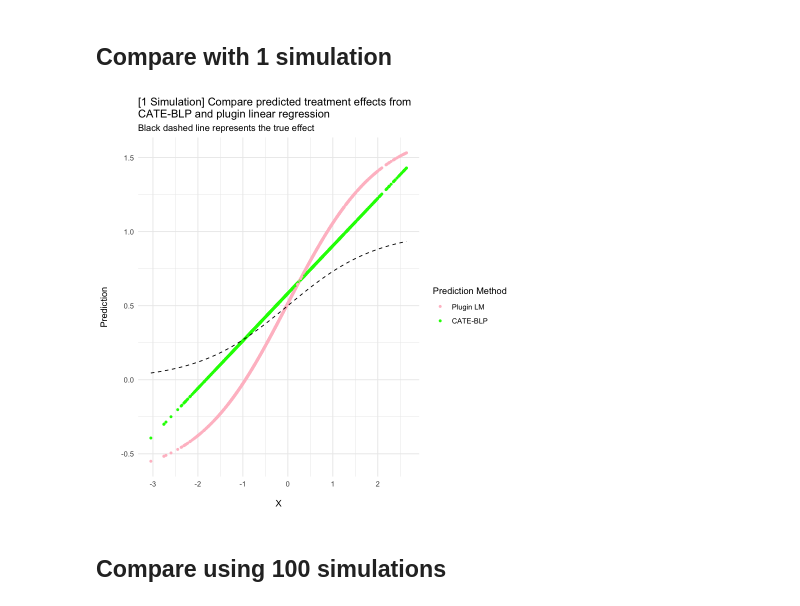
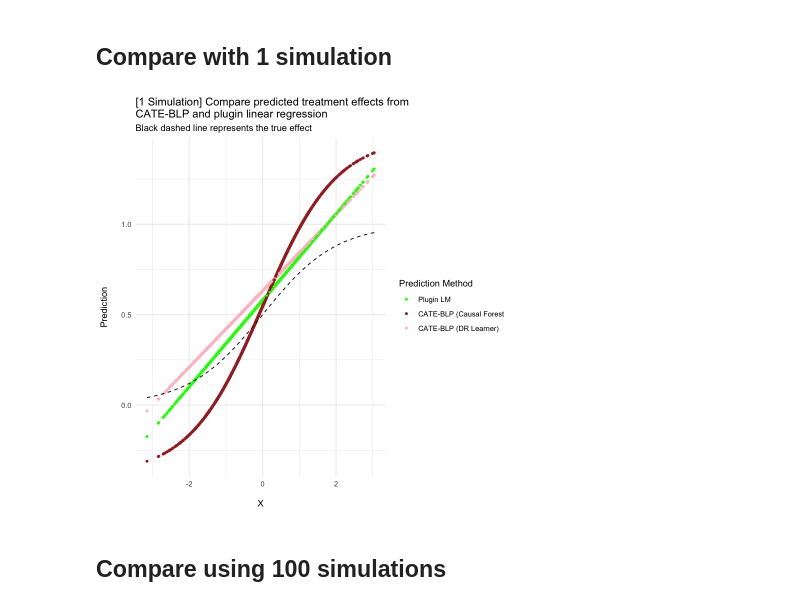
Before and after one commit to christophergandrud/blpopt, a Jupyter notebook: notebooks/compare-cate-blp-with-naive-lm.ipynb, the cells around one changed output. Cells and saved outputs as stored; diff of their text form; code cells hidden in the pictures.

Commit message:
start adding DR learner

```diff
--- a/notebooks/compare-cate-blp-with-naive-lm.ipynb
+++ b/notebooks/compare-cate-blp-with-naive-lm.ipynb
@@ -37,28 +39,35 @@ lm_pred <- data.frame(lm_predicted =
                                (lm_fitted$coefficients["W:TAU"] * TAU)) -
                           lm_fitted$coefficients["TAU"] * TAU)
 # %%
-# CATE-BLP
+# CATE-BLP with Causal Forest
 cf <- causal_forest(X, Y, W)
-blp <- cate_blp(cf, X[, 3])
+blp_cf <- cate_blp(cf, X[, 3])
 
-blp_pred <- predict(blp)
+blp_cf_pred <- predict(blp_cf)
+# %%
+# CATE-BLP with DR Learner (Kennedy 2022)
+drl <- dr_learner(X, Y, W)
+blp_drl <- cate_blp(drl, X[, 3])
+
+blp_drl_pred <- tibble(blp_drl = predict(blp_drl)$predicted)
+# %%
+# Combine into one data frame
+comb_df <- cbind(blp_cf_pred, blp_drl_pred, lm_pred) %>%
+    pivot_longer(cols = 2:4, names_to = "type",
+    values_to = "prediction")
+comb_df$type <- factor(comb_df$type, labels = c("CATE-BLP (DR Learner)", "Plugin LM", "CATE-BLP (Causal Forest"))
+levels(comb_df$type) <- c("Plugin LM", "CATE-BLP (Causal Forest)", "CATE-BLP (DR Learner)")
 # %%
-# Combine into one data frame
-comb_df <- cbind(blp_pred, lm_pred) %>%
-    pivot_longer(cols = 2:3, names_to = "type",
-    values_to = "prediction")
-comb_df$type <- factor(comb_df$type, labels = c("Plugin LM", "CATE-BLP"))
-
 # Visually compare predictions
 ggplot(comb_df, aes(x = A, y = prediction, color = type)) +
   geom_point(size = 1) +
   geom_function(fun = tau_ex, col = "black", linetype = "dashed") +
-  scale_color_manual(values = c("pink", "green"), name = "Prediction Method") +
+  scale_color_manual(values = c("green", "brown", "pink"), name = "Prediction Method") +
   xlab("\nX") + ylab("Prediction\n") +
   ggtitle("[1 Simulation] Compare predicted treatment effects from\nCATE-BLP and plugin linear regression ",
     subtitle = "Black dashed line represents the true effect")
 # %% [output]
-[figure, old version]
+[figure, new version]
 # %% [markdown]
 ## Compare using 100 simulations
 # %%
```
Also changed, not shown: parts of 3 cells of this notebook, 2 other files.
